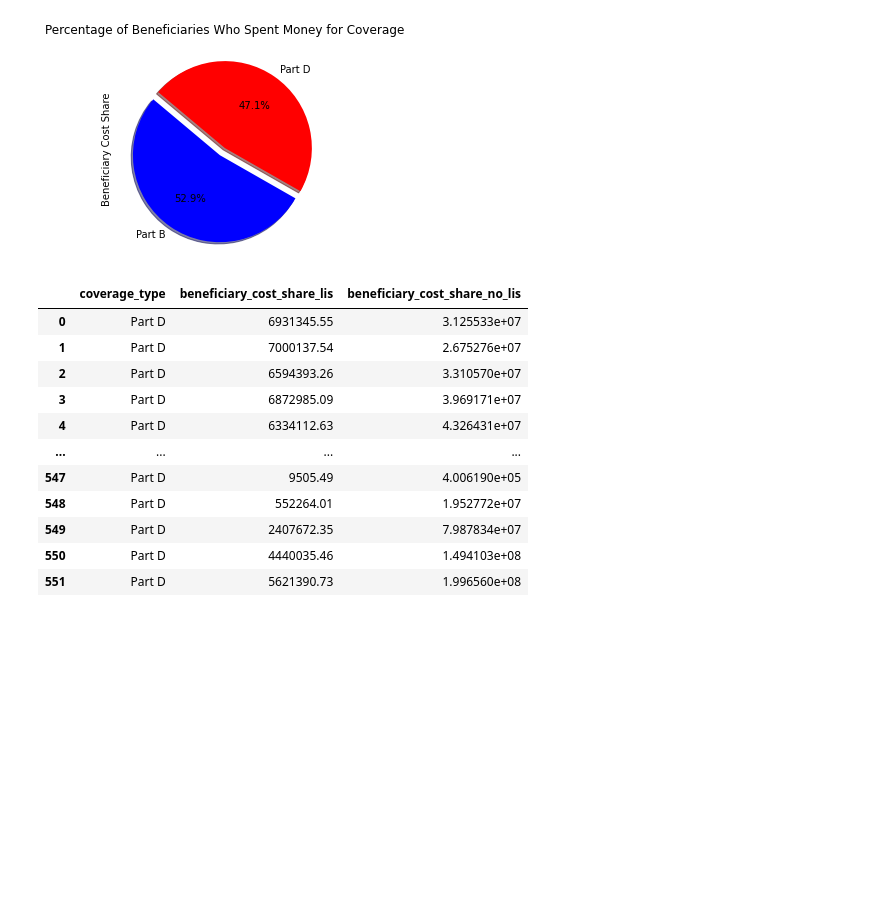
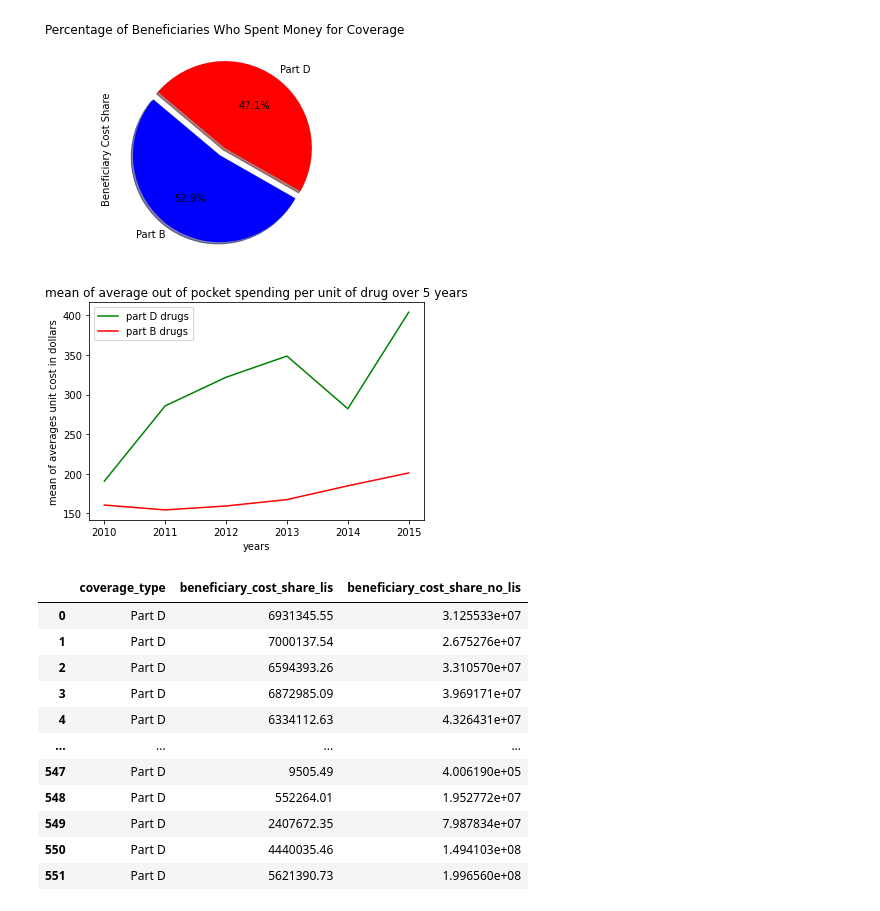
Before and after one commit to charlesphil/medicare-drugs-cost-analysis, a Jupyter notebook: medicare_drug_cost_analysis.ipynb, the cells around one changed output. Drawn from its saved outputs; the diff is of its cells as text; code cells hidden in the pictures; blank space fills up the shorter version.

```diff
--- a/medicare_drug_cost_analysis.ipynb
+++ b/medicare_drug_cost_analysis.ipynb
@@ -81,6 +80,24 @@ plt.ylabel("Beneficiary Cost Share")
 plt.show()
 # %% [output]
 [figure]
+# %%
+#part b drugs
+part_b_drugs = clean_df.loc[clean_df["coverage_type"] == "Part B"]
+#part_b_drugs
+part_d_drugs = clean_df.loc[clean_df["coverage_type"] == "Part D"]
+x1 = part_d_drugs.groupby(["year"])
+y1 = x1["average_cost_per_unit"].mean()
+y2, = plt.plot(y1, label="part D drugs" , color = "green")
+x = part_b_drugs.groupby(["year"])
+y = x["average_cost_per_unit"].mean()
+y_, = plt.plot(y,label="part B drugs" , color = "red")
+plt.xlabel("years")
+plt.ylabel("mean of averages unit cost in dollars")
+plt.title("mean of average out of pocket spending per unit of drug over 5 years")
+plt.legend(handles = [y2,y_], loc="best")
+plt.show()
+# %% [output]
+[figure, added]
 # %%
 benef_cost_df = clean_df[["coverage_type", "beneficiary_cost_share_lis", "beneficiary_cost_share_no_lis" ]]
 clean_benef_df = benef_cost_df.dropna(how="any")
```
Also changed, not shown: parts of 1 cell of this notebook, 1 other file.
